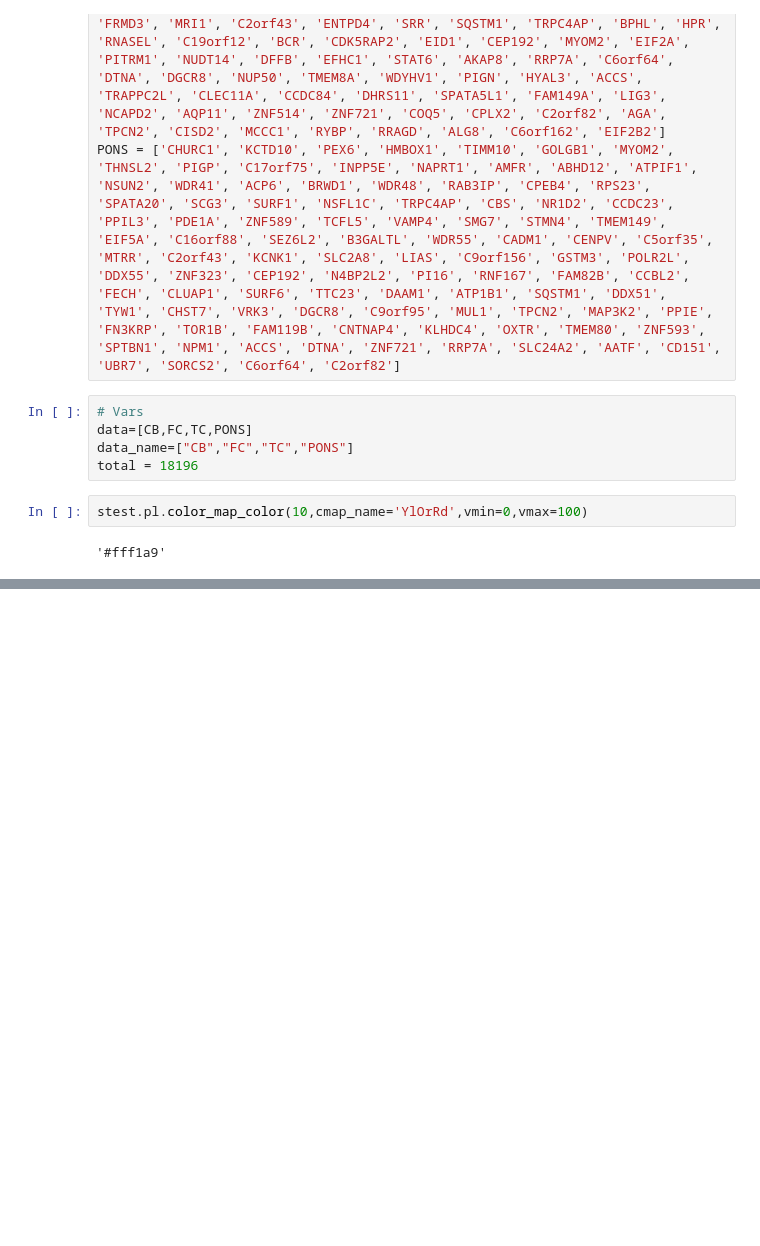
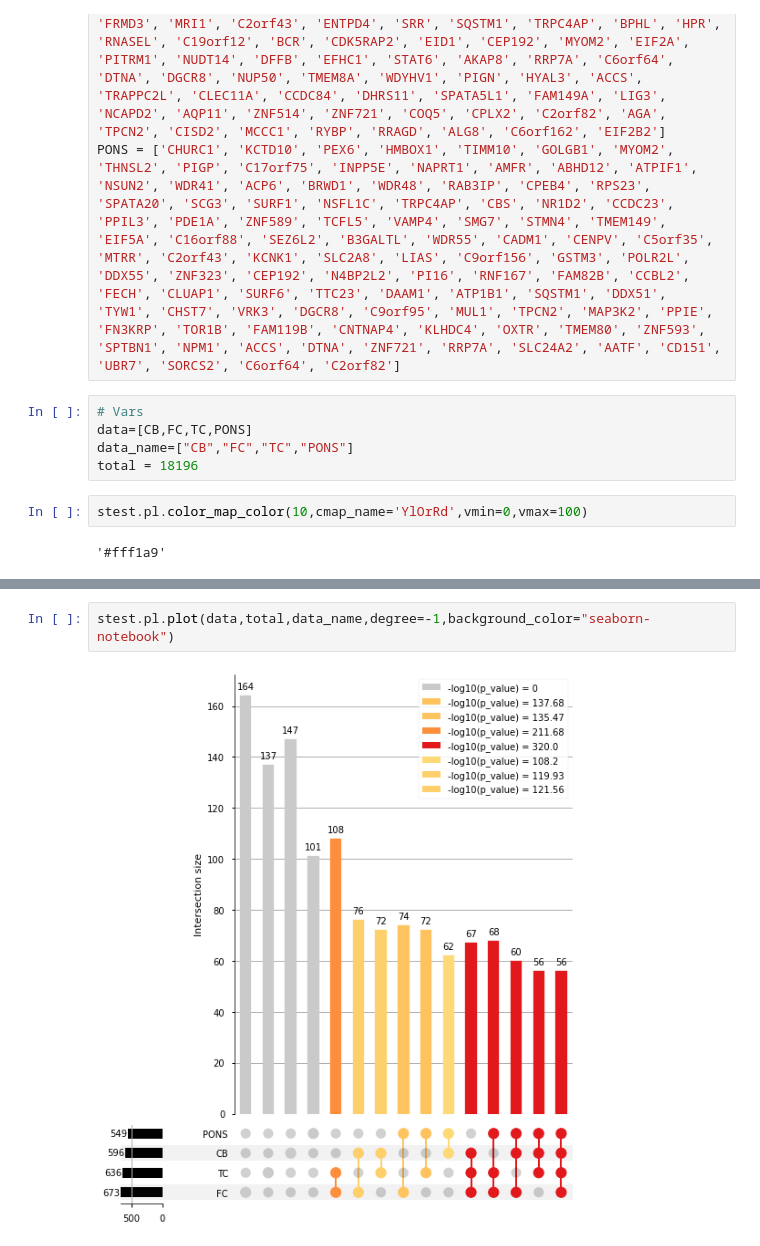
Before and after one commit to theislab/superexacttestpy, a Jupyter notebook: notebook/07_plot.ipynb, the cells around one changed output, grey strips where cells are left out. Saved outputs shown, nothing was run; the diff lists cells and outputs as text; blank space fills up the shorter version.

Commit message:
Update the notebook with modification of plot function

```diff
--- a/notebook/07_plot.ipynb
+++ b/notebook/07_plot.ipynb
@@ -25,3 +25,7 @@ stest.pl.plot(data,total,data_name,degree=-1)
+# %%
+stest.pl.plot(data,total,data_name,degree=-1,background_color="seaborn-notebook")
+# %% [output]
+[figure, added]
 # %%
 stest.pl.plot(data,total,data_name,degree=-1,sort_by="degree",show_count=True,orientation="horizontal",color_p_val=True,size=(10,5))
 # %% [output]
```
Also changed, not shown: parts of 5 cells of this notebook.
